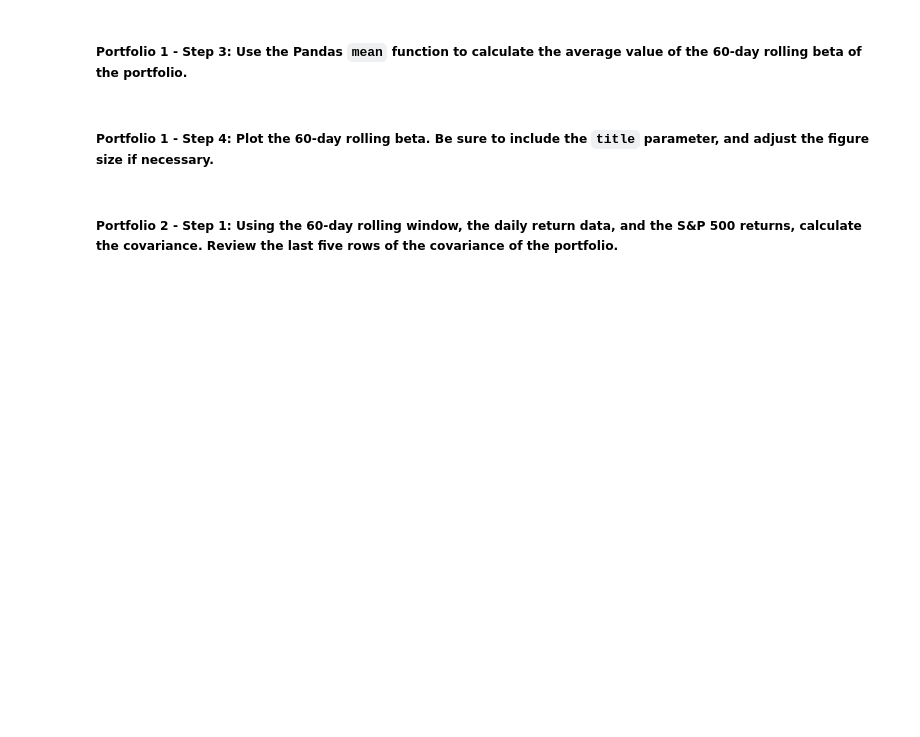
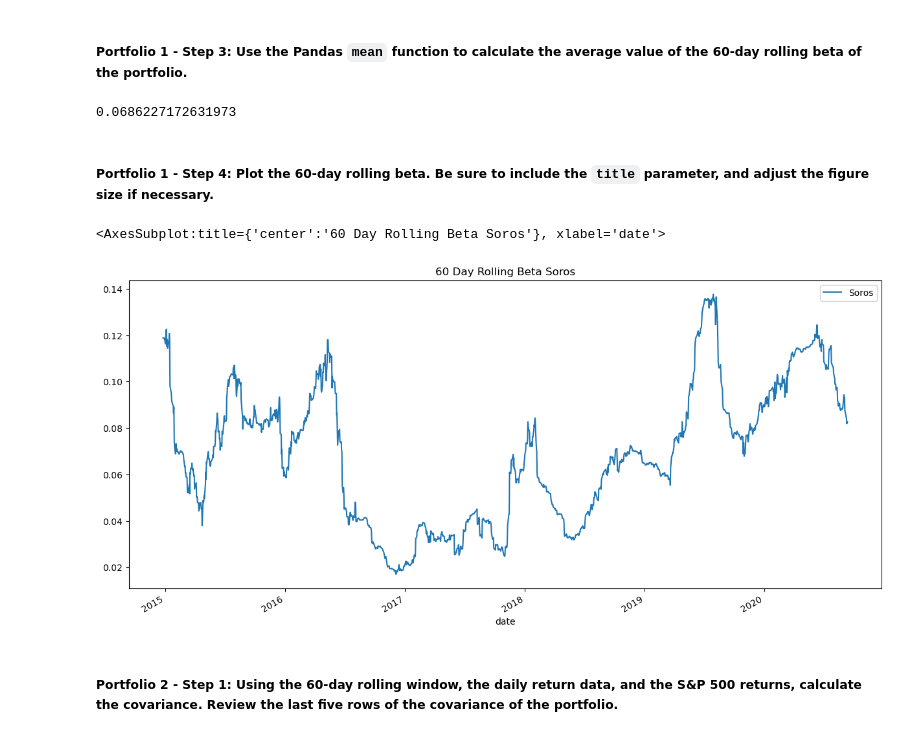
Before and after one commit to 12jasteiner/Module_4_Whale_Analysis, a Jupyter notebook: risk_return_analysis.ipynb, the cells around one changed output. Cells and saved outputs as stored; diff of their text form; code cells hidden in the pictures; blank space fills up the shorter version.

Commit message:
portfolio diversification. variance of s&p calculated for 60 day rolling window. covariance and rolling beta calculated and plotted for soros fund mgmt and berkshire agains s&p.

```diff
--- a/risk_return_analysis.ipynb
+++ b/risk_return_analysis.ipynb
@@ -358,4 +358,5 @@ Your analysis is nearing completion. Now, you need to evaluate how the portfolio
 #### Use the Pandas `var` function to calculate the variance of the S&P 500 by using a 60-day rolling window. Visualize the last five rows of the variance of the S&P 500.
 # %%
 # Calculate the variance of the S&P 500 using a rolling 60-day window.
-# YOUR CODE HERE
+variance_sp=daily_returns_df["S&P 500"].rolling(window=60).var().dropna()
+variance_sp.tail()
@@ -374,4 +383,5 @@ Your analysis is nearing completion. Now, you need to evaluate how the portfolio
 # %%
 # Calculate the covariance using a 60-day rolling window
 # Review the last five rows of the covariance data
-# YOUR CODE HERE
+soros_covariance = daily_returns_df['SOROS FUND MANAGEMENT LLC'].rolling(window=60).cov(daily_returns_df['S&P 500'])
+soros_covariance.tail()
@@ -380,18 +398,23 @@ Your analysis is nearing completion. Now, you need to evaluate how the portfolio
 # %%
 # Calculate the beta based on the 60-day rolling covariance compared to the market (S&P 500)
 # Review the last five rows of the beta information
-# YOUR CODE HERE
+soros_rolling60_beta=soros_covariance/variance_sp
 # %% [markdown]
 ##### Portfolio 1 - Step 3: Use the Pandas `mean` function to calculate the average value of the 60-day rolling beta of the portfolio.
 # %%
 # Calculate the average of the 60-day rolling beta
-# YOUR CODE HERE
+soros_rolling60_beta.mean()
+# %% [output]
+0.0686227172631973
 # %% [markdown]
 ##### Portfolio 1 - Step 4: Plot the 60-day rolling beta. Be sure to include the `title` parameter, and adjust the figure size if necessary.
 # %%
 # Plot the rolling beta
 # Include a title parameter and adjust the figure size
-# YOUR CODE HERE
+soros_rolling60_beta.plot(legend=True, label="Soros", figsize=(15, 7), title = "60 Day Rolling Beta Soros")
+# %% [output]
+<AxesSubplot:title={'center':'60 Day Rolling Beta Soros'}, xlabel='date'>
+[figure, added]
 # %% [markdown]
 ##### Portfolio 2 - Step 1: Using the 60-day rolling window, the daily return data, and the S&P 500 returns, calculate the covariance. Review the last five rows of the covariance of the portfolio.
 # %%
```
Also changed, not shown: parts of 8 cells of this notebook.
